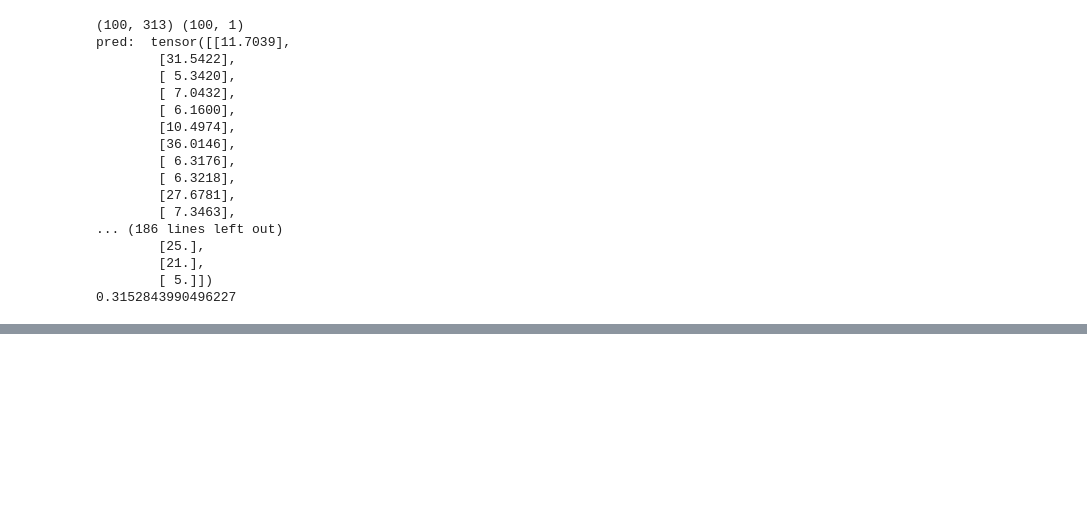
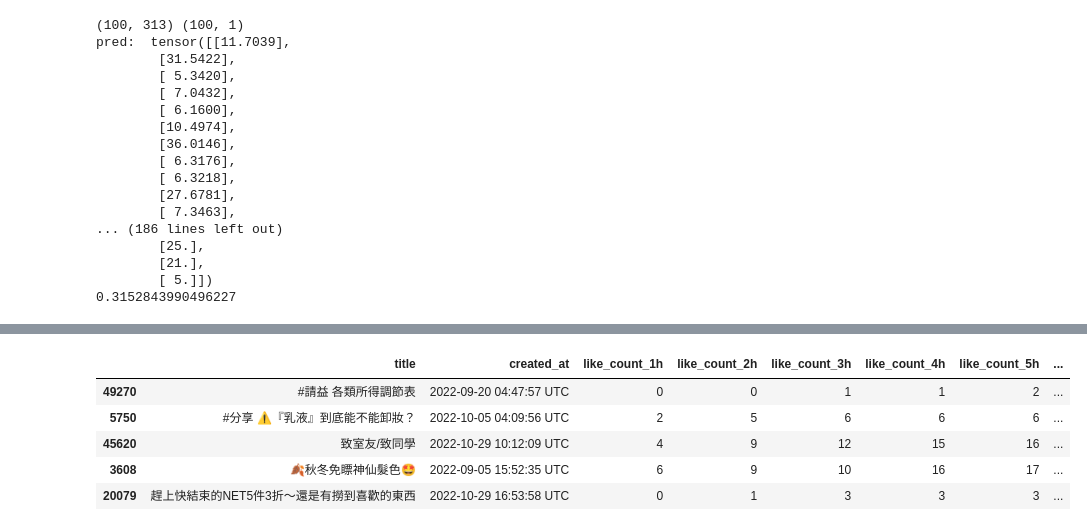
Before and after one commit to wazenmai/Guess_Like_Count_24h, a Jupyter notebook: Hope.ipynb, the cells around one changed output, grey strips where cells are left out. Saved outputs shown, nothing was run; the diff lists cells and outputs as text; code cells hidden in the pictures; blank space fills up the shorter version.

```diff
--- a/Hope.ipynb
+++ b/Hope.ipynb
@@ -607,0 +668,12 @@ pred:  tensor([[11.7039],
+# %%
+a = sample["title"].tolist()
+random.shuffle(a)
+sample["title"] = a
+sample.head(5)
+# %% [output]
+|  | title | created_at | like_count_1h | like_count_2h | like_count_3h | like_count_4h | like_count_5h | ... |
+| 49270 | #請益 各類所得調節表 | 2022-09-20 04:47:57 UTC | 0 | 0 | 1 | 1 | 2 | ... |
+| 5750 | #分享 ⚠️『乳液』到底能不能卸妝？ | 2022-10-05 04:09:56 UTC | 2 | 5 | 6 | 6 | 6 | ... |
+| 45620 | 致室友/致同學 | 2022-10-29 10:12:09 UTC | 4 | 9 | 12 | 15 | 16 | ... |
+| 3608 | 🍂秋冬免瞟神仙髮色🤩 | 2022-09-05 15:52:35 UTC | 6 | 9 | 10 | 16 | 17 | ... |
+| 20079 | 趕上快結束的NET5件3折～還是有撈到喜歡的東西 | 2022-10-29 16:53:58 UTC | 0 | 1 | 3 | 3 | 3 | ... |
```
Also changed, not shown: parts of 10 cells of this notebook, 11 other files.
